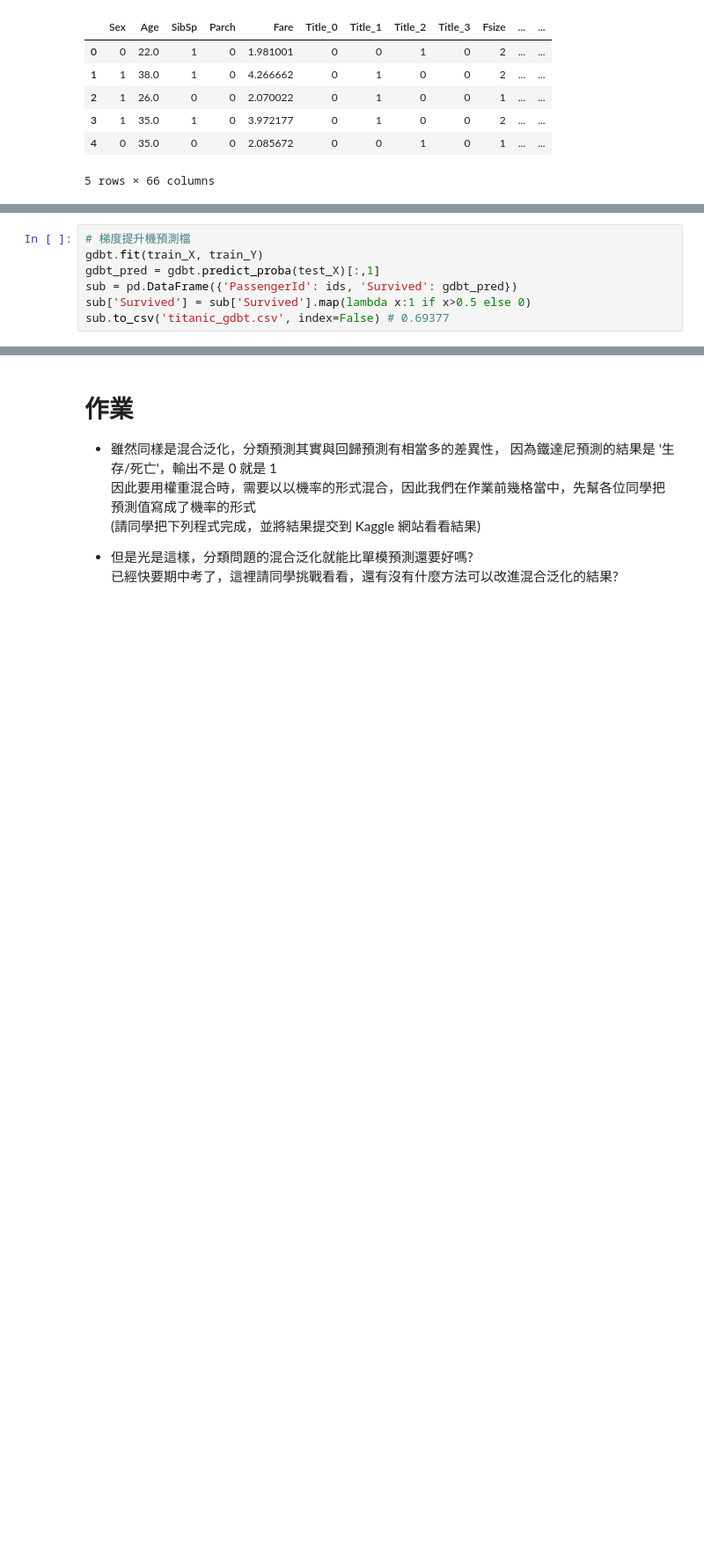
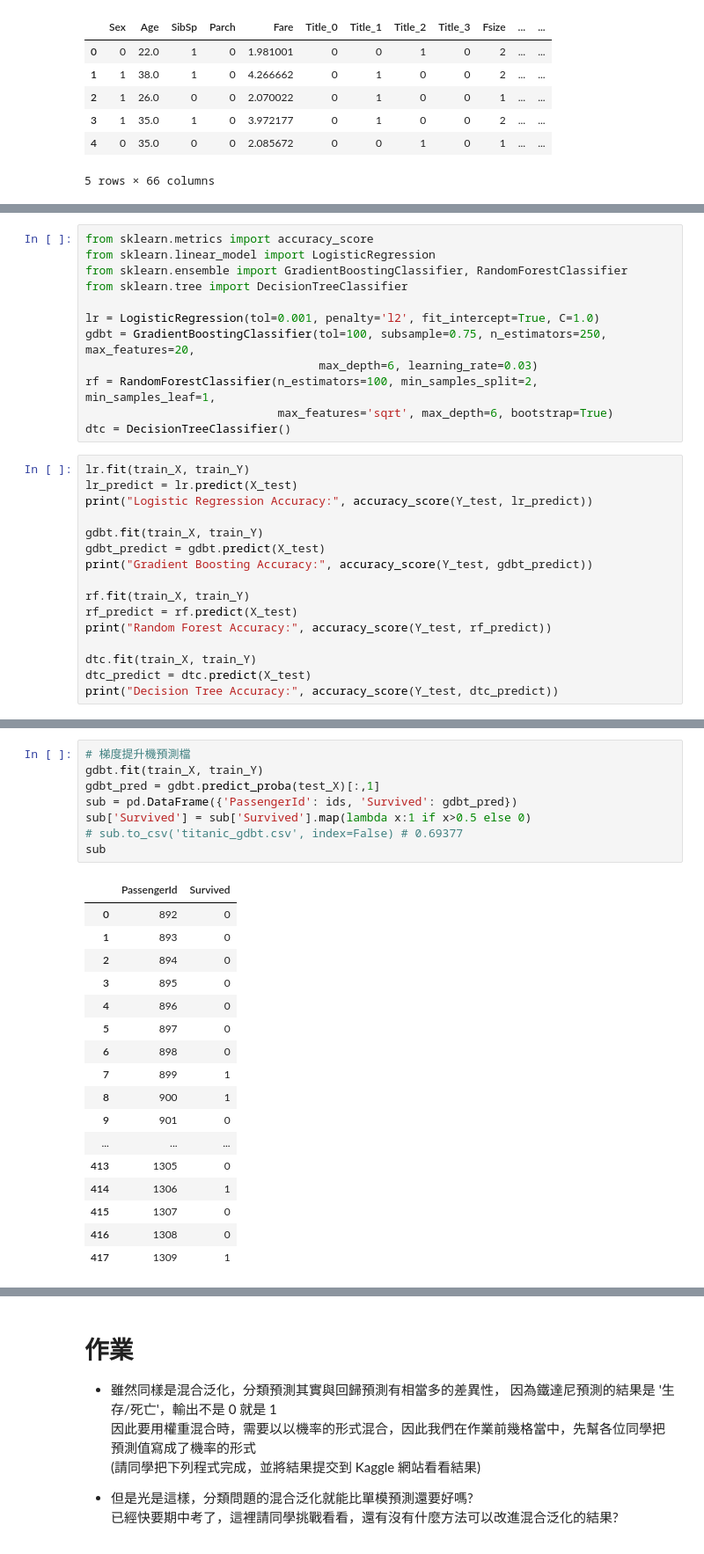
Before and after one commit to t6vmp7/3rd-ML100Days, a Jupyter notebook: homework/Day_049_Blending_HW.ipynb, the cells around one changed output, grey strips where cells are left out. Shown at 88% size. Saved outputs shown, nothing was run; the diff lists cells and outputs as text; blank space fills up the shorter version.

```diff
--- a/homework/Day_049_Blending_HW.ipynb
+++ b/homework/Day_049_Blending_HW.ipynb
@@ -132,0 +142,28 @@ rf = RandomForestClassifier(n_estimators=100, min_samples_split=2, min_samples_l
+# %%
+from sklearn.metrics import accuracy_score
+from sklearn.linear_model import LogisticRegression
+from sklearn.ensemble import GradientBoostingClassifier, RandomForestClassifier
+from sklearn.tree import DecisionTreeClassifier
+
+lr = LogisticRegression(tol=0.001, penalty='l2', fit_intercept=True, C=1.0)
+gdbt = GradientBoostingClassifier(tol=100, subsample=0.75, n_estimators=250, max_features=20,
+                                  max_depth=6, learning_rate=0.03)
+rf = RandomForestClassifier(n_estimators=100, min_samples_split=2, min_samples_leaf=1,
+                            max_features='sqrt', max_depth=6, bootstrap=True)
+dtc = DecisionTreeClassifier()
+# %%
+lr.fit(train_X, train_Y)
+lr_predict = lr.predict(X_test)
+print("Logistic Regression Accuracy:", accuracy_score(Y_test, lr_predict))
+
+gdbt.fit(train_X, train_Y)
+gdbt_predict = gdbt.predict(X_test)
+print("Gradient Boosting Accuracy:", accuracy_score(Y_test, gdbt_predict))
+
+rf.fit(train_X, train_Y)
+rf_predict = rf.predict(X_test)
+print("Random Forest Accuracy:", accuracy_score(Y_test, rf_predict))
+
+dtc.fit(train_X, train_Y)
+dtc_predict = dtc.predict(X_test)
+print("Decision Tree Accuracy:", accuracy_score(Y_test, dtc_predict))
@@ -140,7 +196,26 @@ sub.to_csv('titanic_lr.csv', index=False) # 0.66985
 # %%
 # 梯度提升機預測檔
 gdbt.fit(train_X, train_Y)
 gdbt_pred = gdbt.predict_proba(test_X)[:,1]
 sub = pd.DataFrame({'PassengerId': ids, 'Survived': gdbt_pred})
 sub['Survived'] = sub['Survived'].map(lambda x:1 if x>0.5 else 0)
-sub.to_csv('titanic_gdbt.csv', index=False) # 0.69377
+# sub.to_csv('titanic_gdbt.csv', index=False) # 0.69377
+sub
+# %% [output]
+|  | PassengerId | Survived |
+| 0 | 892 | 0 |
+| 1 | 893 | 0 |
+| 2 | 894 | 0 |
+| 3 | 895 | 0 |
+| 4 | 896 | 0 |
+| 5 | 897 | 0 |
+| 6 | 898 | 0 |
+| 7 | 899 | 1 |
+| 8 | 900 | 1 |
+| 9 | 901 | 0 |
+| ... | ... | ... |
+| 413 | 1305 | 0 |
+| 414 | 1306 | 1 |
+| 415 | 1307 | 0 |
+| 416 | 1308 | 0 |
+| 417 | 1309 | 1 |
```
Also changed, not shown: parts of 11 cells of this notebook.
